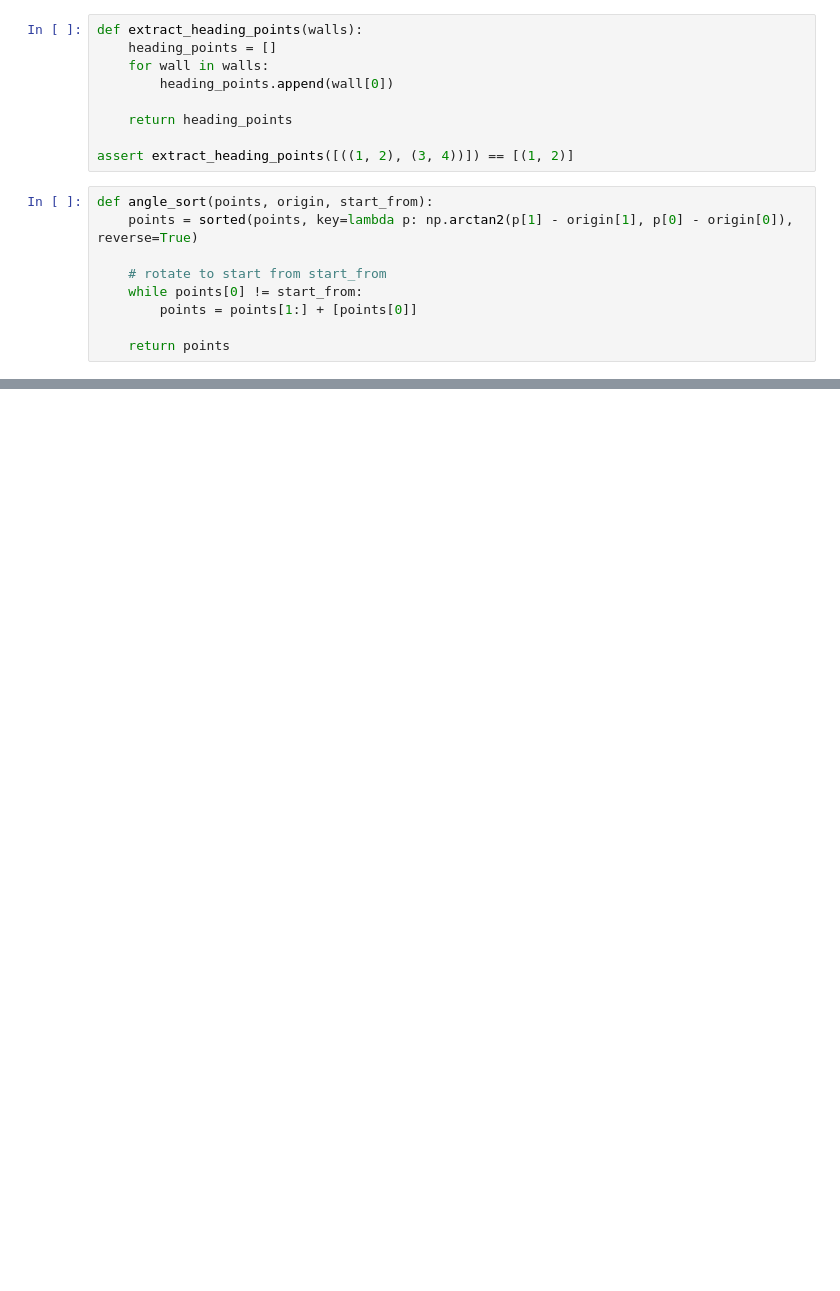
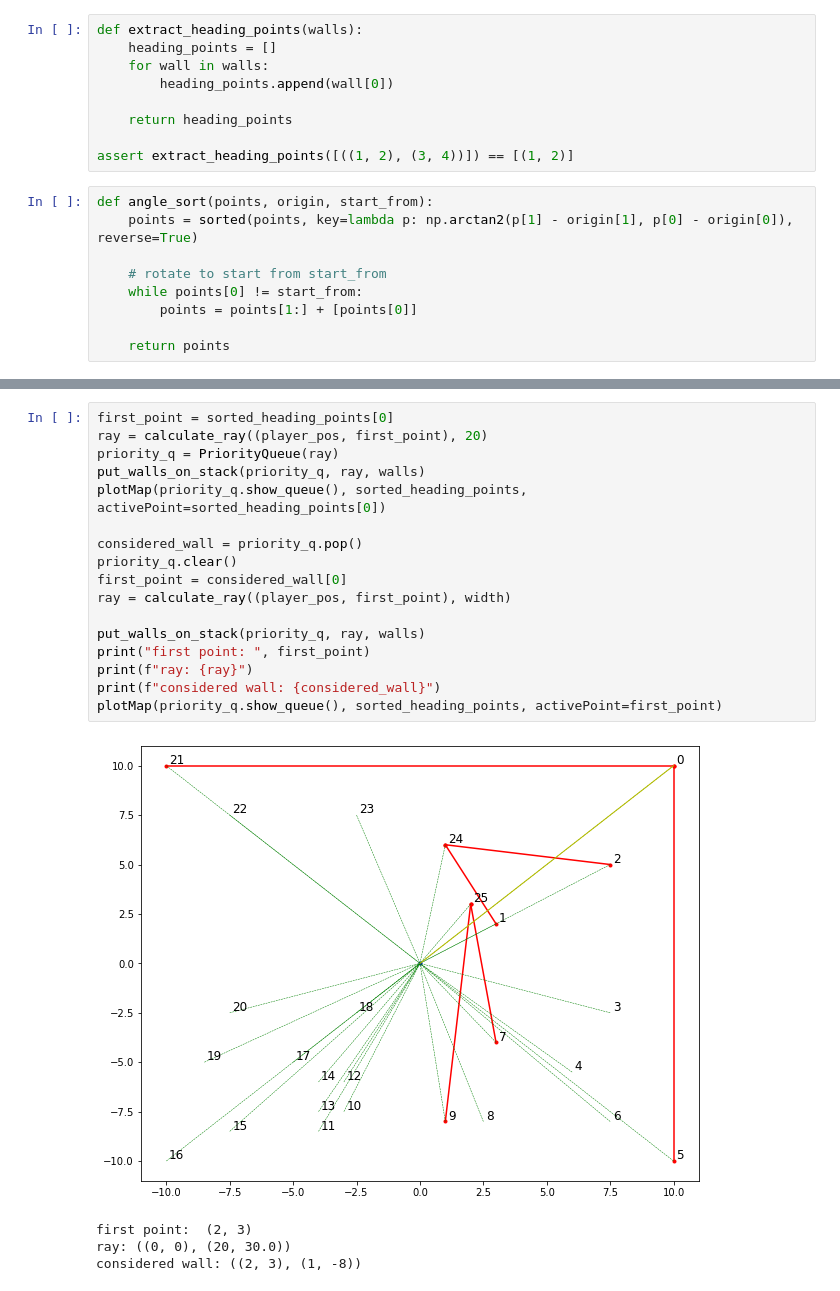
Before and after one commit to kappa243/two-of-us, a Jupyter notebook: algo/edge_vision.ipynb, the cells around one changed output, grey strips where cells are left out. Saved outputs shown, nothing was run; the diff lists cells and outputs as text; blank space fills up the shorter version.

```diff
--- a/algo/edge_vision.ipynb
+++ b/algo/edge_vision.ipynb
@@ -119,0 +246,22 @@ def orient2d(a, b, c):
+# %%
+first_point = sorted_heading_points[0]
+ray = calculate_ray((player_pos, first_point), 20)
+priority_q = PriorityQueue(ray)
+put_walls_on_stack(priority_q, ray, walls)
+plotMap(priority_q.show_queue(), sorted_heading_points, activePoint=sorted_heading_points[0])
+
+considered_wall = priority_q.pop()
+priority_q.clear()
+first_point = considered_wall[0]
+ray = calculate_ray((player_pos, first_point), width)
+
+put_walls_on_stack(priority_q, ray, walls)
+print("first point: ", first_point)
+print(f"ray: {ray}")
+print(f"considered wall: {considered_wall}")
+plotMap(priority_q.show_queue(), sorted_heading_points, activePoint=first_point)
+# %% [output]
+[figure, added]
+first point:  (2, 3)
+ray: ((0, 0), (20, 30.0))
+considered wall: ((2, 3), (1, -8))
```
Also changed, not shown: parts of 7 cells of this notebook, 1 other file.
